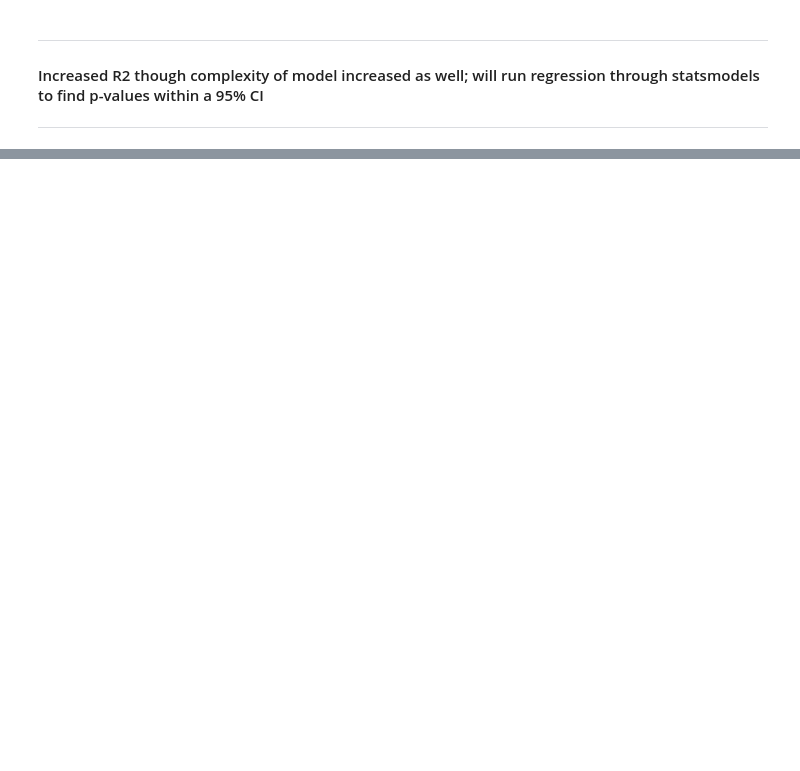
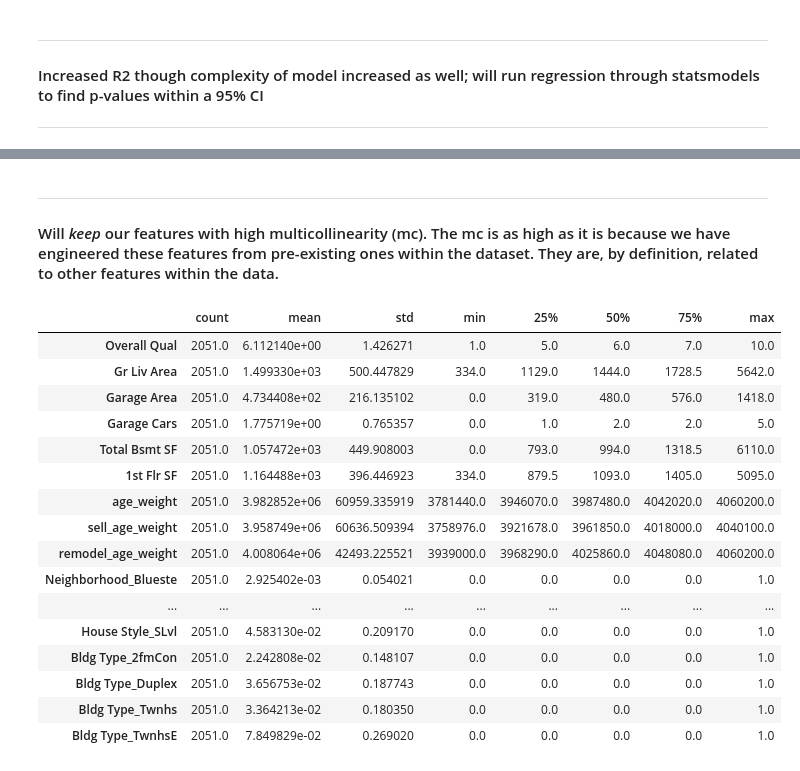
Before and after one commit to chris-volpacchio/Project-2-Linear-Regression, a Jupyter notebook: cv_kaggle_competition_housing.ipynb, the cells around one changed output, grey strips where cells are left out. Cells and saved outputs as stored; diff of their text form; code cells hidden in the pictures; blank space fills up the shorter version.

```diff
--- a/cv_kaggle_competition_housing.ipynb
+++ b/cv_kaggle_competition_housing.ipynb
@@ -854,0 +737,24 @@ Name: SalePrice, dtype: float64
+# %% [markdown]
+----
+
+#### Will <em>keep</em> our features with high multicollinearity (mc). The mc is as high as it is because we have engineered these features from pre-existing ones within the dataset. They are, by definition, related to other features within the data.
+# %%
+train_features3.describe().T
+# %% [output]
+|  | count | mean | std | min | 25% | 50% | 75% | max |
+| Overall Qual | 2051.0 | 6.112140e+00 | 1.426271 | 1.0 | 5.0 | 6.0 | 7.0 | 10.0 |
+| Gr Liv Area | 2051.0 | 1.499330e+03 | 500.447829 | 334.0 | 1129.0 | 1444.0 | 1728.5 | 5642.0 |
+| Garage Area | 2051.0 | 4.734408e+02 | 216.135102 | 0.0 | 319.0 | 480.0 | 576.0 | 1418.0 |
+| Garage Cars | 2051.0 | 1.775719e+00 | 0.765357 | 0.0 | 1.0 | 2.0 | 2.0 | 5.0 |
+| Total Bsmt SF | 2051.0 | 1.057472e+03 | 449.908003 | 0.0 | 793.0 | 994.0 | 1318.5 | 6110.0 |
+| 1st Flr SF | 2051.0 | 1.164488e+03 | 396.446923 | 334.0 | 879.5 | 1093.0 | 1405.0 | 5095.0 |
+| age_weight | 2051.0 | 3.982852e+06 | 60959.335919 | 3781440.0 | 3946070.0 | 3987480.0 | 4042020.0 | 4060200.0 |
+| sell_age_weight | 2051.0 | 3.958749e+06 | 60636.509394 | 3758976.0 | 3921678.0 | 3961850.0 | 4018000.0 | 4040100.0 |
+| remodel_age_weight | 2051.0 | 4.008064e+06 | 42493.225521 | 3939000.0 | 3968290.0 | 4025860.0 | 4048080.0 | 4060200.0 |
+| Neighborhood_Blueste | 2051.0 | 2.925402e-03 | 0.054021 | 0.0 | 0.0 | 0.0 | 0.0 | 1.0 |
+| ... | ... | ... | ... | ... | ... | ... | ... | ... |
+| House Style_SLvl | 2051.0 | 4.583130e-02 | 0.209170 | 0.0 | 0.0 | 0.0 | 0.0 | 1.0 |
+| Bldg Type_2fmCon | 2051.0 | 2.242808e-02 | 0.148107 | 0.0 | 0.0 | 0.0 | 0.0 | 1.0 |
+| Bldg Type_Duplex | 2051.0 | 3.656753e-02 | 0.187743 | 0.0 | 0.0 | 0.0 | 0.0 | 1.0 |
+| Bldg Type_Twnhs | 2051.0 | 3.364213e-02 | 0.180350 | 0.0 | 0.0 | 0.0 | 0.0 | 1.0 |
+| Bldg Type_TwnhsE | 2051.0 | 7.849829e-02 | 0.269020 | 0.0 | 0.0 | 0.0 | 0.0 | 1.0 |
```
Also changed, not shown: parts of 122 cells of this notebook, 5 other files.
